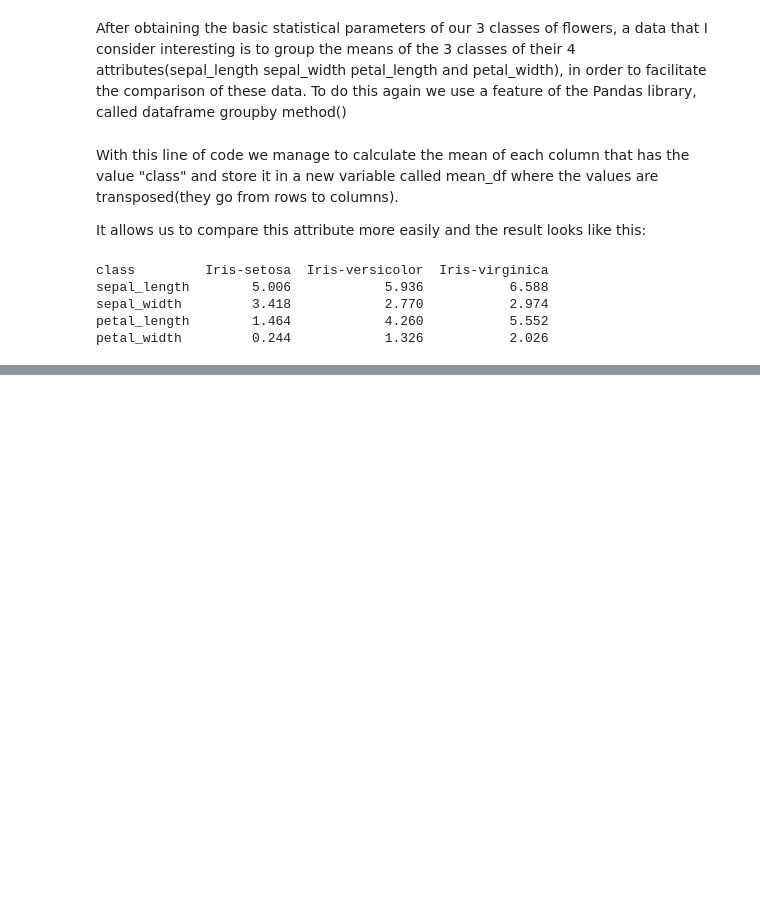
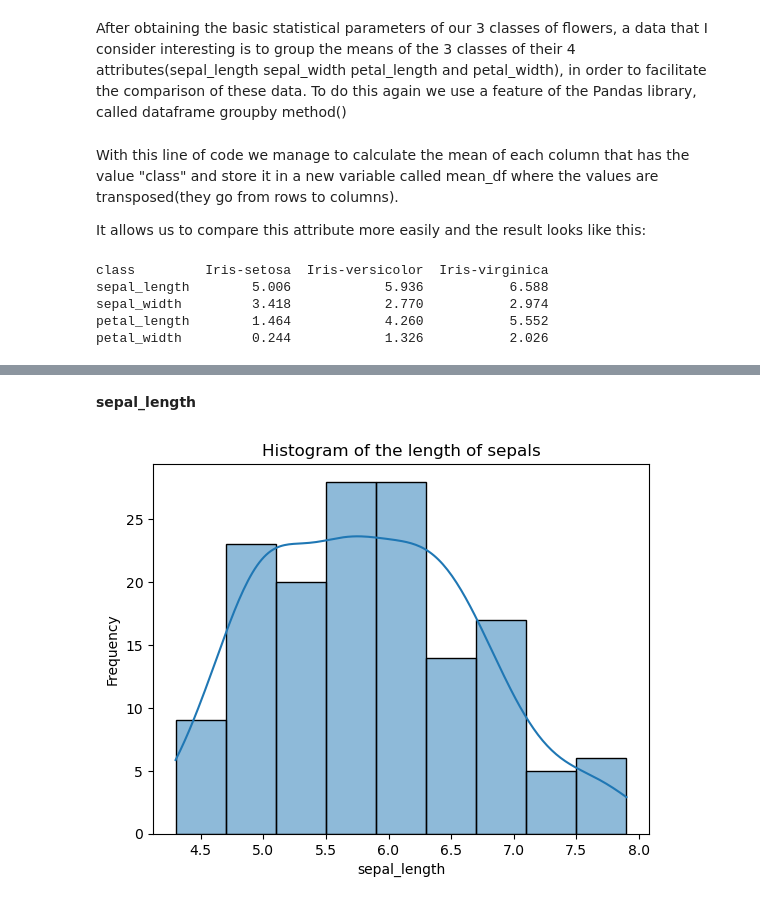
Before and after one commit to jalaca91/Fundamentals-data-analysis, a Jupyter notebook: project.ipynb, the cells around one changed output, grey strips where cells are left out. Cells and saved outputs as stored; diff of their text form; code cells hidden in the pictures; blank space fills up the shorter version.

Commit message:
more stats,starting data with histograms

```diff
--- a/project.ipynb
+++ b/project.ipynb
@@ -315,0 +347,12 @@ petal_width         0.244            1.326           2.026
+# %% [markdown]
+**sepal_length**
+# %%
+# Create a histogram for sepal_length.
+
+sns.histplot(df["sepal_length"], kde=True)  # adds an estimate of the kernel density (KDE)
+plt.xlabel("sepal_length")
+plt.ylabel("Frequency")
+plt.title("Histogram of the length of sepals")
+plt.show()
+# %% [output]
+[figure, added]
```
Also changed, not shown: parts of 20 cells of this notebook.
